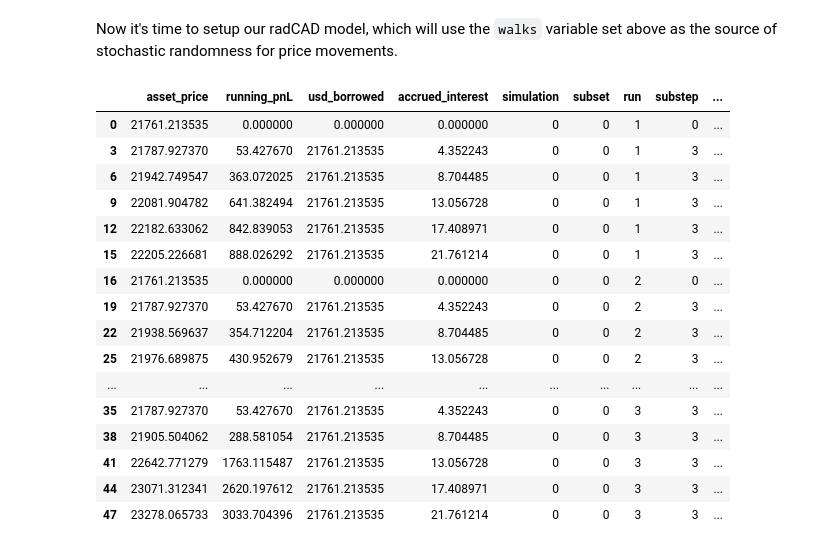
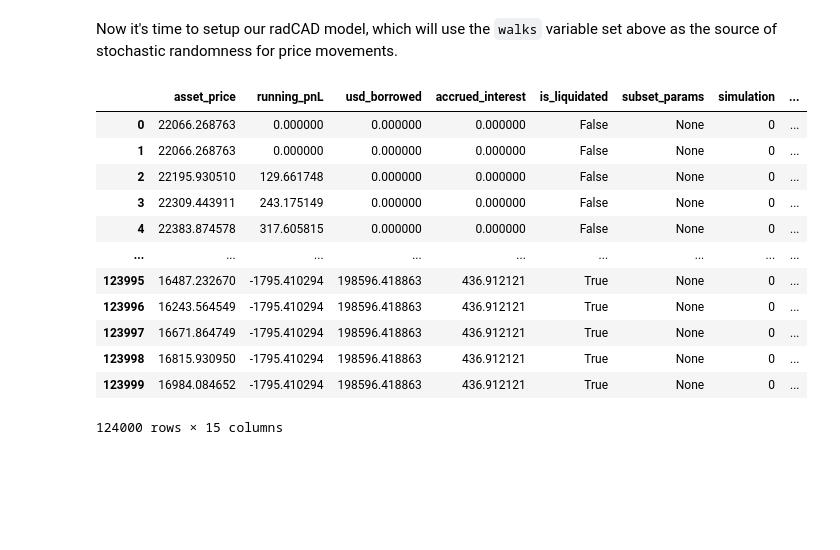
Before and after one commit to mattyTokenomics/brownian_motion_generator, a Jupyter notebook: radCAD_trading_liquidation_tutorial.ipynb, the cells around one changed output. Cells and saved outputs as stored; diff of their text form; code cells hidden in the pictures; blank space fills up the shorter version.

```diff
--- a/radCAD_trading_liquidation_tutorial.ipynb
+++ b/radCAD_trading_liquidation_tutorial.ipynb
@@ -88,7 +98,7 @@ walks = walks.set_index(['run','timestep']).to_dict('index')
 Now it's time to setup our radCAD model, which will use the `walks` variable set above as the source of stochastic randomness for price movements.
 # %%
 system_params = {
-    'trade_leverage_ratio': [2], #1 means no leverage. A floor is set in policy functions so 1 is smallest possible value
+    'trade_leverage_ratio': [1,2,5,10], #1 means no leverage. A floor is set in policy functions so 1 is smallest possible value
     'risk_level_liquidation': [1.1], #liquidated if Total Assets / (Borrowed Value + Accrued Interest) is < this
     'daily_borrowing_rate': [0.0002], #in APR. ie 0.0002 is equal to 0.02% per day, or 7.3% per year (0.02% * 365)
 }
@@ -98,6 +108,8 @@ initial_state = {
     'running_pnL': 0, #tracks cumulative profit and loss on the position
     'usd_borrowed': 0,
     'accrued_interest': 0,
+    'is_liquidated': False,
+    'subset_params': None
 
 }
 # %%
@@ -112,7 +124,10 @@ def s_usd_borrowed(params, substep, state_history, prev_state, policy_input, **k
 
 #Substep 2
 def p_accrue_interest(params, substep, state_history, prev_state, **kwargs):
-    accrue_interest = prev_state['usd_borrowed'] * params['daily_borrowing_rate']
+    if prev_state['is_liquidated']:
+        accrue_interest = 0
+    else:
+        accrue_interest = prev_state['usd_borrowed'] * params['daily_borrowing_rate']
     return {'accrue_interest': accrue_interest}
 
 def s_accrued_interest(params, substep, state_history, prev_state, policy_input, **kwargs):
@@ -123,6 +138,7 @@ def p_update_price(params, substep, state_history, prev_state, **kwargs):
     run = prev_state['run']
     timestep = prev_state['timestep']
     pct_price_change = np.exp(walks[(run, timestep)]['btc_ln_return'])
+#     pct_price_change = .50
     return {'pct_price_change': pct_price_change}
 
 def s_asset_price(params, substep, state_history, prev_state, policy_input, **kwargs):
@@ -131,15 +147,32 @@ def s_asset_price(params, substep, state_history, prev_state, policy_input, **kw
 
 
 #Substep 3
+
 def p_update_running_pnL(params, substep, state_history, prev_state, **kwargs):
-    unleveraged_pnL = prev_state['asset_price'] - initial_state['asset_price']
-    leveraged_pnL = unleveraged_pnL * max(1,params['trade_leverage_ratio'])
+    if prev_state['is_liquidated']:
+        leveraged_pnL = prev_state['running_pnL']
+    else:
+        unleveraged_pnL = prev_state['asset_price'] - initial_state['asset_price']
+        leveraged_pnL = unleveraged_pnL * max(1,params['trade_leverage_ratio'])
     return {'leveraged_pnL': leveraged_pnL}
 
 def s_running_pnL(params, substep, state_history, prev_state, policy_input, **kwargs):
     return ('running_pnL', policy_input['leveraged_pnL'])
 
-#check if liquidated
+def p_check_liquidated(params, substep, state_history, prev_state, **kwargs):
+    total_assets = max(1,params['trade_leverage_ratio']) * prev_state['asset_price']
+    total_liabilities = prev_state['usd_borrowed'] + prev_state['accrued_interest']
+
+    if total_liabilities == 0:
+        liquidated = False
+    elif total_assets / total_liabilities > params['risk_level_liquidation']:
+        liquidated = False
+    else:
+        liquidated = True
+    return {'is_liquidated': liquidated}
+
+def s_is_liquidated(params, substep, state_history, prev_state, policy_input, **kwargs):
+    return ('is_liquidated', policy_input['is_liquidated'])
 # %%
 state_update_blocks = [
     {
@@ -163,39 +196,38 @@ state_update_blocks = [
     {
         'policies': {
             'update_pnL': p_update_running_pnL,
+            'check_liquidated': p_check_liquidated,
         },
         'variables': {
             'running_pnL': s_running_pnL,
+            'is_liquidated': s_is_liquidated,
         }
     },
 ]
 # %%
 model = Model(initial_state=initial_state, state_update_blocks=state_update_blocks, params=system_params)
 simulation = Simulation(model=model, timesteps=TIMESTEPS, runs=RUNS)
-experiment = Experiment(simulation)
+experiment = Experiment([simulation])
 
 # Select the Pathos backend to avoid issues with multiprocessing and Jupyter Notebooks
-experiment.engine = Engine()#backend=Backend.PATHOS)
+# NOTE: Using the `return_parameters` setting requires this pull request: https://github.com/CADLabs/radCAD/pull/62
+experiment.engine = Engine(drop_substeps=True, return_parameters=True)#backend=Backend.PATHOS)
 
 result = experiment.run()
 df = pd.DataFrame(result)
-df = df[(df['substep'] == len(state_update_blocks)) | (df['timestep'] == 0)]
+df['total_return_pct'] = ((df['running_pnL'] - df['accrued_interest']) / latest_market_price) * 100
 df
 # %% [output]
-|  | asset_price | running_pnL | usd_borrowed | accrued_interest | simulation | subset | run | substep | ... |
-| 0 | 21761.213535 | 0.000000 | 0.000000 | 0.000000 | 0 | 0 | 1 | 0 | ... |
-| 3 | 21787.927370 | 53.427670 | 21761.213535 | 4.352243 | 0 | 0 | 1 | 3 | ... |
-| 6 | 21942.749547 | 363.072025 | 21761.213535 | 8.704485 | 0 | 0 | 1 | 3 | ... |
-| 9 | 22081.904782 | 641.382494 | 21761.213535 | 13.056728 | 0 | 0 | 1 | 3 | ... |
-| 12 | 22182.633062 | 842.839053 | 21761.213535 | 17.408971 | 0 | 0 | 1 | 3 | ... |
-| 15 | 22205.226681 | 888.026292 | 21761.213535 | 21.761214 | 0 | 0 | 1 | 3 | ... |
-| 16 | 21761.213535 | 0.000000 | 0.000000 | 0.000000 | 0 | 0 | 2 | 0 | ... |
-| 19 | 21787.927370 | 53.427670 | 21761.213535 | 4.352243 | 0 | 0 | 2 | 3 | ... |
-| 22 | 21938.569637 | 354.712204 | 21761.213535 | 8.704485 | 0 | 0 | 2 | 3 | ... |
-| 25 | 21976.689875 | 430.952679 | 21761.213535 | 13.056728 | 0 | 0 | 2 | 3 | ... |
-| ... | ... | ... | ... | ... | ... | ... | ... | ... | ... |
-| 35 | 21787.927370 | 53.427670 | 21761.213535 | 4.352243 | 0 | 0 | 3 | 3 | ... |
-| 38 | 21905.504062 | 288.581054 | 21761.213535 | 8.704485 | 0 | 0 | 3 | 3 | ... |
-| 41 | 22642.771279 | 1763.115487 | 21761.213535 | 13.056728 | 0 | 0 | 3 | 3 | ... |
-| 44 | 23071.312341 | 2620.197612 | 21761.213535 | 17.408971 | 0 | 0 | 3 | 3 | ... |
-| 47 | 23278.065733 | 3033.704396 | 21761.213535 | 21.761214 | 0 | 0 | 3 | 3 | ... |
+|  | asset_price | running_pnL | usd_borrowed | accrued_interest | is_liquidated | subset_params | simulation | ... |
+| 0 | 22066.268763 | 0.000000 | 0.000000 | 0.000000 | False | None | 0 | ... |
+| 1 | 22066.268763 | 0.000000 | 0.000000 | 0.000000 | False | None | 0 | ... |
+| 2 | 22195.930510 | 129.661748 | 0.000000 | 0.000000 | False | None | 0 | ... |
+| 3 | 22309.443911 | 243.175149 | 0.000000 | 0.000000 | False | None | 0 | ... |
+| 4 | 22383.874578 | 317.605815 | 0.000000 | 0.000000 | False | None | 0 | ... |
+| ... | ... | ... | ... | ... | ... | ... | ... | ... |
+| 123995 | 16487.232670 | -1795.410294 | 198596.418863 | 436.912121 | True | None | 0 | ... |
+| 123996 | 16243.564549 | -1795.410294 | 198596.418863 | 436.912121 | True | None | 0 | ... |
+| 123997 | 16671.864749 | -1795.410294 | 198596.418863 | 436.912121 | True | None | 0 | ... |
+| 123998 | 16815.930950 | -1795.410294 | 198596.418863 | 436.912121 | True | None | 0 | ... |
+| 123999 | 16984.084652 | -1795.410294 | 198596.418863 | 436.912121 | True | None | 0 | ... |
+124000 rows × 15 columns
```
Also changed, not shown: parts of 6 cells of this notebook, 1 other file.
